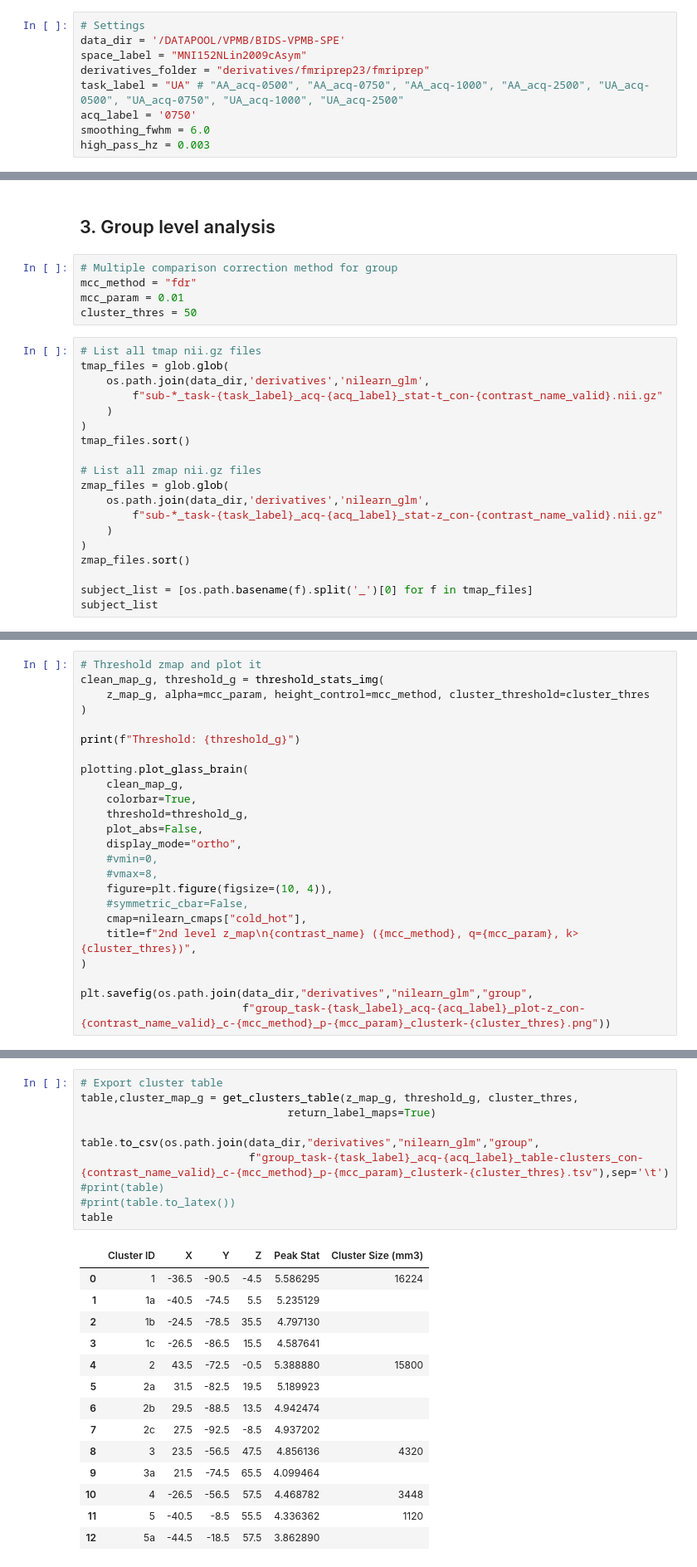
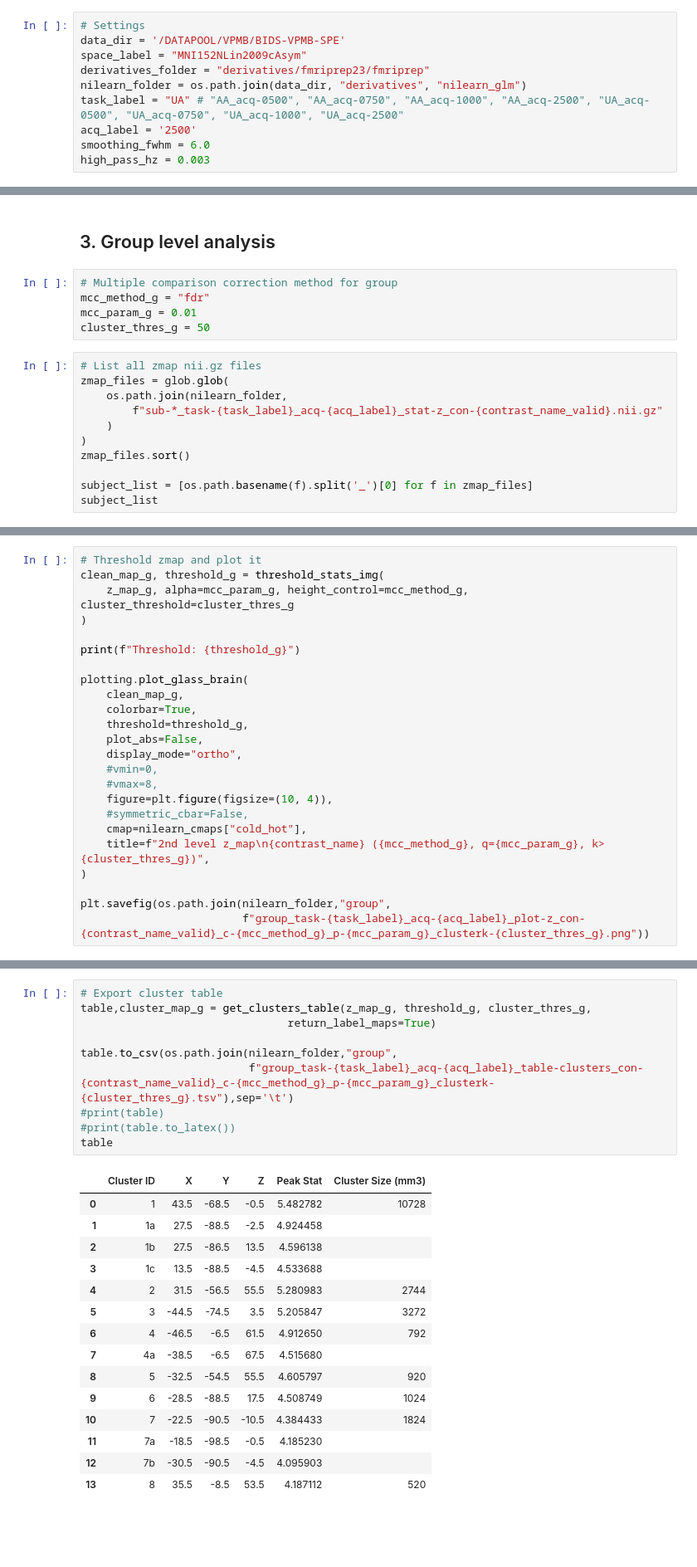
Before and after one commit to CIBIT-UC/vpmbtr, a Jupyter notebook: scripts/step-02_nilearn-glm_AAUA.ipynb, the cells around one changed output, grey strips where cells are left out. Shown at 83% size. Saved outputs shown, nothing was run; the diff lists cells and outputs as text; blank space fills up the shorter version.

```diff
--- a/scripts/step-02_nilearn-glm_AAUA.ipynb
+++ b/scripts/step-02_nilearn-glm_AAUA.ipynb
@@ -29,8 +29,9 @@ from nilearn.masking import apply_mask
 data_dir = '/DATAPOOL/VPMB/BIDS-VPMB-SPE'
 space_label = "MNI152NLin2009cAsym"
 derivatives_folder = "derivatives/fmriprep23/fmriprep"
+nilearn_folder = os.path.join(data_dir, "derivatives", "nilearn_glm")
 task_label = "UA" # "AA_acq-0500", "AA_acq-0750", "AA_acq-1000", "AA_acq-2500", "UA_acq-0500", "UA_acq-0750", "UA_acq-1000", "UA_acq-2500"
-acq_label = '0750'
+acq_label = '2500'
 smoothing_fwhm = 6.0
 high_pass_hz = 0.003
 # %%
@@ -216,27 +218,19 @@ Executing for subject sub-06...
 ## 3. Group level analysis
 # %%
 # Multiple comparison correction method for group
-mcc_method = "fdr"
-mcc_param = 0.01
-cluster_thres = 50
+mcc_method_g = "fdr"
+mcc_param_g = 0.01
+cluster_thres_g = 50
 # %%
-# List all tmap nii.gz files
-tmap_files = glob.glob(
-    os.path.join(data_dir,'derivatives','nilearn_glm',
-        f"sub-*_task-{task_label}_acq-{acq_label}_stat-t_con-{contrast_name_valid}.nii.gz"
-    )
-)
-tmap_files.sort()
-
 # List all zmap nii.gz files
 zmap_files = glob.glob(
-    os.path.join(data_dir,'derivatives','nilearn_glm',
+    os.path.join(nilearn_folder,
         f"sub-*_task-{task_label}_acq-{acq_label}_stat-z_con-{contrast_name_valid}.nii.gz"
     )
 )
 zmap_files.sort()
 
-subject_list = [os.path.basename(f).split('_')[0] for f in tmap_files]
+subject_list = [os.path.basename(f).split('_')[0] for f in zmap_files]
 subject_list
 # %% [output]
 ['sub-01',
@@ -314,7 +308,7 @@ beta_map_g = second_level_model.compute_contrast(
 # %%
 # Threshold zmap and plot it
 clean_map_g, threshold_g = threshold_stats_img(
-    z_map_g, alpha=mcc_param, height_control=mcc_method, cluster_threshold=cluster_thres
+    z_map_g, alpha=mcc_param_g, height_control=mcc_method_g, cluster_threshold=cluster_thres_g
 )
 
 print(f"Threshold: {threshold_g}")
@@ -330,9 +324,9 @@ plotting.plot_glass_brain(
     figure=plt.figure(figsize=(10, 4)),
     #symmetric_cbar=False,
     cmap=nilearn_cmaps["cold_hot"],
-    title=f"2nd level z_map\n{contrast_name} ({mcc_method}, q={mcc_param}, k>{cluster_thres})",
+    title=f"2nd level z_map\n{contrast_name} ({mcc_method_g}, q={mcc_param_g}, k>{cluster_thres_g})",
 )
 
-plt.savefig(os.path.join(data_dir,"derivatives","nilearn_glm","group",
-                         f"group_task-{task_label}_acq-{acq_label}_plot-z_con-{contrast_name_valid}_c-{mcc_method}_p-{mcc_param}_clusterk-{cluster_thres}.png"))
+plt.savefig(os.path.join(nilearn_folder,"group",
+                         f"group_task-{task_label}_acq-{acq_label}_plot-z_con-{contrast_name_valid}_c-{mcc_method_g}_p-{mcc_param_g}_clusterk-{cluster_thres_g}.png"))
 # %% [output]
@@ -375,27 +367,28 @@ t_map_g_thresholded_data_min: 4.9851314916010345
 # %%
 # Export cluster table
-table,cluster_map_g = get_clusters_table(z_map_g, threshold_g, cluster_thres,
+table,cluster_map_g = get_clusters_table(z_map_g, threshold_g, cluster_thres_g,
                                 return_label_maps=True)
 
-table.to_csv(os.path.join(data_dir,"derivatives","nilearn_glm","group",
-                          f"group_task-{task_label}_acq-{acq_label}_table-clusters_con-{contrast_name_valid}_c-{mcc_method}_p-{mcc_param}_clusterk-{cluster_thres}.tsv"),sep='\t')
+table.to_csv(os.path.join(nilearn_folder,"group",
+                          f"group_task-{task_label}_acq-{acq_label}_table-clusters_con-{contrast_name_valid}_c-{mcc_method_g}_p-{mcc_param_g}_clusterk-{cluster_thres_g}.tsv"),sep='\t')
 #print(table)
 #print(table.to_latex())
 table
 # %% [output]
 |  | Cluster ID | X | Y | Z | Peak Stat | Cluster Size (mm3) |
-| 0 | 1 | -36.5 | -90.5 | -4.5 | 5.586295 | 16224 |
-| 1 | 1a | -40.5 | -74.5 | 5.5 | 5.235129 |  |
-| 2 | 1b | -24.5 | -78.5 | 35.5 | 4.797130 |  |
-| 3 | 1c | -26.5 | -86.5 | 15.5 | 4.587641 |  |
-| 4 | 2 | 43.5 | -72.5 | -0.5 | 5.388880 | 15800 |
-| 5 | 2a | 31.5 | -82.5 | 19.5 | 5.189923 |  |
-| 6 | 2b | 29.5 | -88.5 | 13.5 | 4.942474 |  |
-| 7 | 2c | 27.5 | -92.5 | -8.5 | 4.937202 |  |
-| 8 | 3 | 23.5 | -56.5 | 47.5 | 4.856136 | 4320 |
-| 9 | 3a | 21.5 | -74.5 | 65.5 | 4.099464 |  |
-| 10 | 4 | -26.5 | -56.5 | 57.5 | 4.468782 | 3448 |
-| 11 | 5 | -40.5 | -8.5 | 55.5 | 4.336362 | 1120 |
-| 12 | 5a | -44.5 | -18.5 | 57.5 | 3.862890 |  |
+| 0 | 1 | 43.5 | -68.5 | -0.5 | 5.482782 | 10728 |
+| 1 | 1a | 27.5 | -88.5 | -2.5 | 4.924458 |  |
+| 2 | 1b | 27.5 | -86.5 | 13.5 | 4.596138 |  |
+| 3 | 1c | 13.5 | -88.5 | -4.5 | 4.533688 |  |
+| 4 | 2 | 31.5 | -56.5 | 55.5 | 5.280983 | 2744 |
+| 5 | 3 | -44.5 | -74.5 | 3.5 | 5.205847 | 3272 |
+| 6 | 4 | -46.5 | -6.5 | 61.5 | 4.912650 | 792 |
+| 7 | 4a | -38.5 | -6.5 | 67.5 | 4.515680 |  |
+| 8 | 5 | -32.5 | -54.5 | 55.5 | 4.605797 | 920 |
+| 9 | 6 | -28.5 | -88.5 | 17.5 | 4.508749 | 1024 |
+| 10 | 7 | -22.5 | -90.5 | -10.5 | 4.384433 | 1824 |
+| 11 | 7a | -18.5 | -98.5 | -0.5 | 4.185230 |  |
+| 12 | 7b | -30.5 | -90.5 | -4.5 | 4.095903 |  |
+| 13 | 8 | 35.5 | -8.5 | 53.5 | 4.187112 | 520 |
 # %%
 # Save z_map_g, t_map_g, beta_map_g
```
Also changed, not shown: parts of 15 cells of this notebook, 26 other files.
